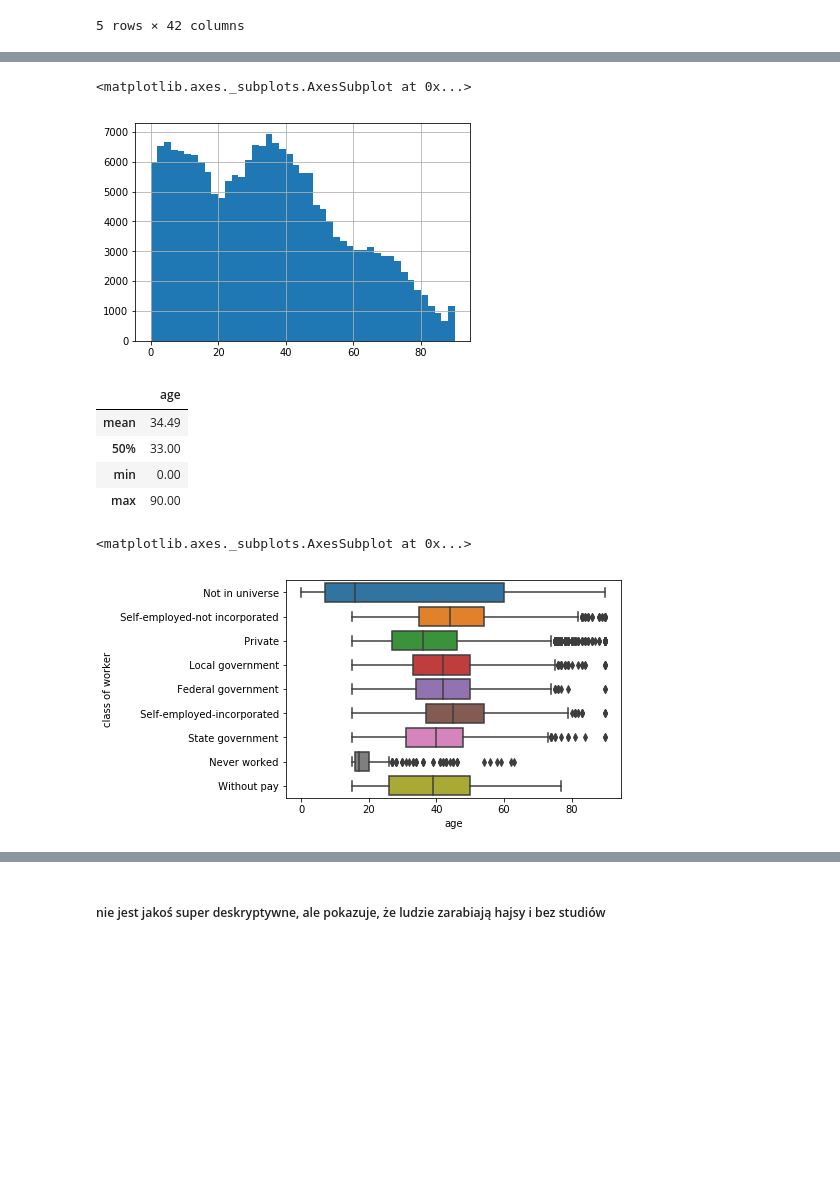
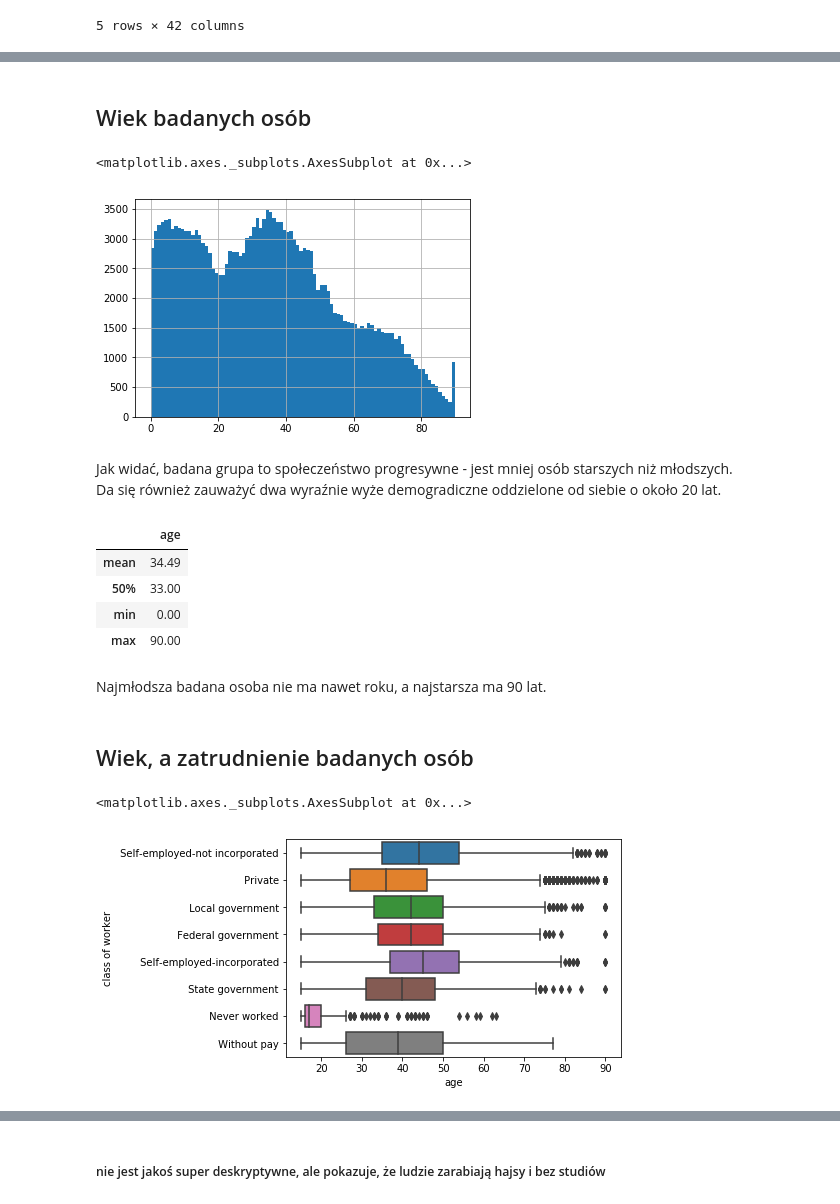
Before and after one commit to huntekah/Warsztaty_Big_Data_Allegro_Lidl, a Jupyter notebook: Warsztaty_Big_Data_Allegro_Lidl.ipynb, the cells around one changed output, grey strips where cells are left out. Saved outputs shown, nothing was run; the diff lists cells and outputs as text; code cells hidden in the pictures; blank space fills up the shorter version.

```diff
--- a/Warsztaty_Big_Data_Allegro_Lidl.ipynb
+++ b/Warsztaty_Big_Data_Allegro_Lidl.ipynb
@@ -42,11 +42,16 @@ data.describe().T
 | veterans benefits | 199523.0 | 1.514833 | 0.851473 | 0.00 | 2.000 | 2.00 | 2.00 | 2.0 |
 | weeks worked in year | 199523.0 | 23.174897 | 24.411488 | 0.00 | 0.000 | 8.00 | 52.00 | 52.0 |
 | year | 199523.0 | 94.499672 | 0.500001 | 94.00 | 94.000 | 94.00 | 95.00 | 95.0 |
+# %% [markdown]
+## Wiek badanych osób
 # %%
-data['age'].hist(bins=45)
+data['age'].hist(bins=90)
 # %% [output]
 <matplotlib.axes._subplots.AxesSubplot at 0x...>
-[figure, old version]
+[figure, new version]
+# %% [markdown]
+Jak widać, badana grupa to społeczeństwo progresywne - jest mniej osób starszych niż młodszych.
+Da się również zauważyć dwa wyraźnie wyże demogradiczne oddzielone od siebie o około 20 lat.
 # %%
 pd.DataFrame(data['age'].describe()[['mean','50%','min','max']].round(2))
 # %% [output]
@@ -55,8 +60,12 @@ pd.DataFrame(data['age'].describe()[['mean','50%','min','max']].round(2))
 | 50% | 33.00 |
 | min | 0.00 |
 | max | 90.00 |
+# %% [markdown]
+Najmłodsza badana osoba nie ma nawet roku, a najstarsza ma 90 lat.
+# %% [markdown]
+## Wiek, a zatrudnienie badanych osób
 # %%
-sns.boxplot(x = "age", y = "class of worker", data = data)
+sns.boxplot(x = "age", y = "class of worker", data = data[~data['class of worker'].str.contains('Not in universe')])
 # %% [output]
 <matplotlib.axes._subplots.AxesSubplot at 0x...>
-[figure, old version]
+[figure, new version]
```
Also changed, not shown: parts of 4 cells of this notebook.
